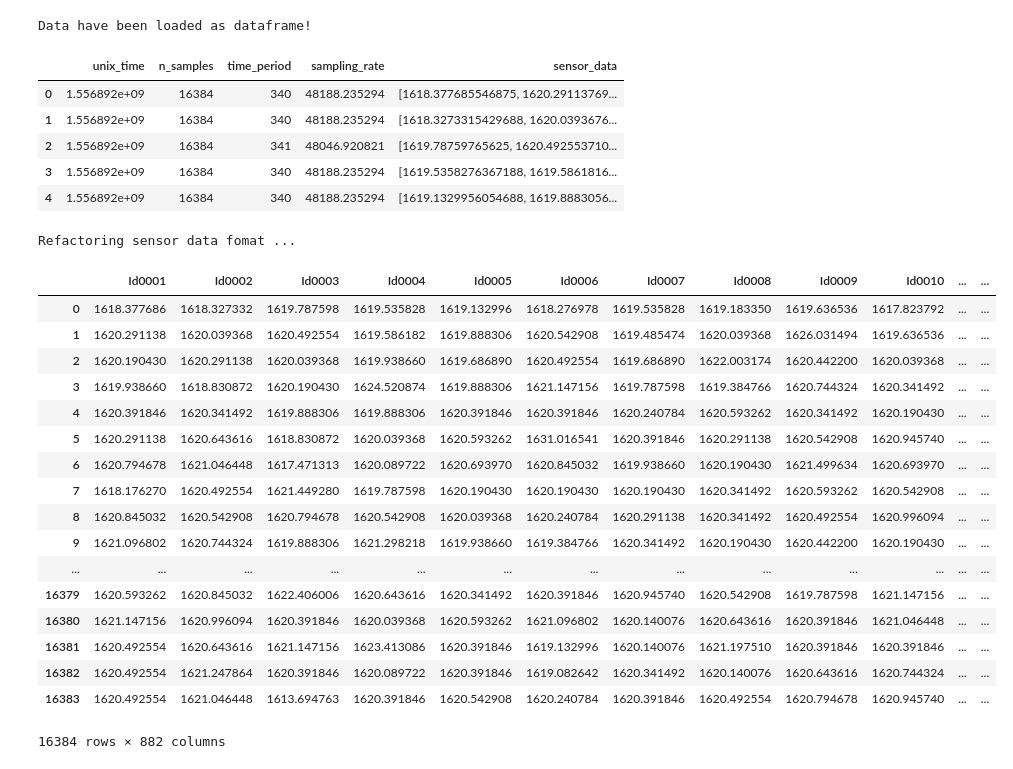
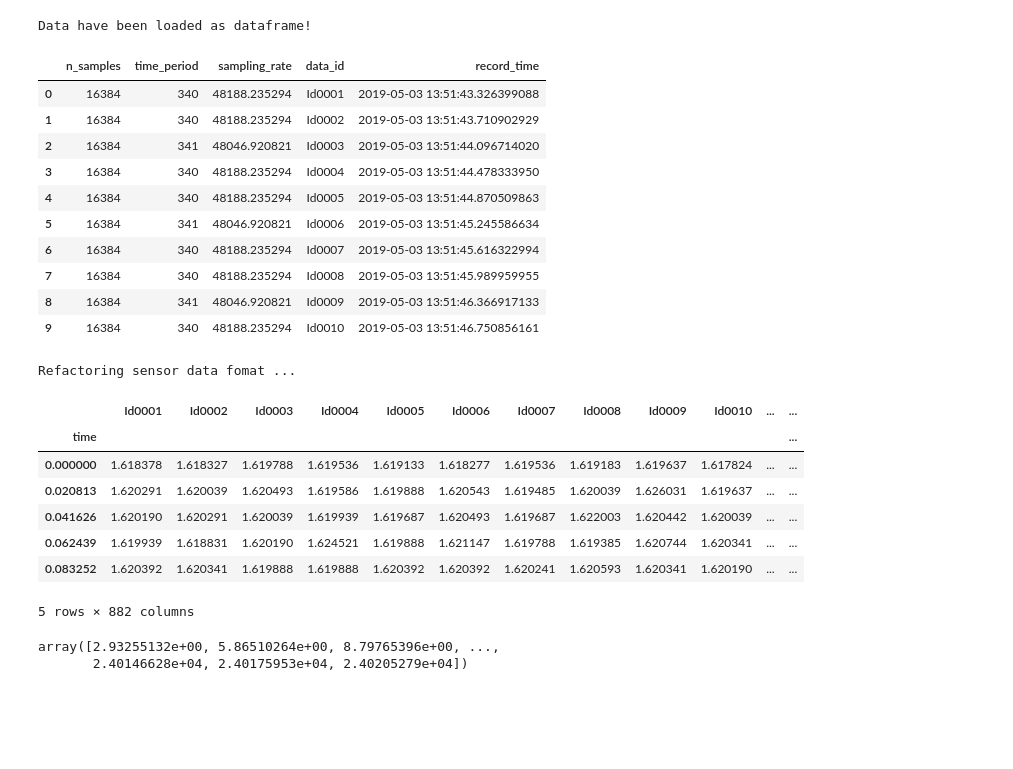
Before and after one commit to geraldgong/pump_sensor, a Jupyter notebook: features.ipynb, the cells around one changed output. Saved outputs shown, nothing was run; the diff lists cells and outputs as text; code cells hidden in the pictures; blank space fills up the shorter version.

```diff
--- a/features.ipynb
+++ b/features.ipynb
@@ -9,7 +10,7 @@ def load_data(data_dir, filename):
     # assign columns label
     columns = ['unix_time', 'n_samples', 'time_period', 'sampling_rate', 'sensor_data']
     df = pd.read_csv(os.path.join(data_dir, filename),
-                     header=None, sep=';', names=columns)
+                     header=None, sep=';', names=columns, nrows=1000)
 
     print('Data have been loaded as dataframe!')
     return df
@@ -20,27 +21,38 @@ df_pump = load_data(data_dir, filename)
 # %% [output]
 Data have been loaded as dataframe!
 # %%
-df_pump.head()
+df_pump
 # %% [output]
-|  | unix_time | n_samples | time_period | sampling_rate | sensor_data |
-| 0 | 1.556892e+09 | 16384 | 340 | 48188.235294 | [1618.377685546875, 1620.29113769... |
-| 1 | 1.556892e+09 | 16384 | 340 | 48188.235294 | [1618.3273315429688, 1620.0393676... |
-| 2 | 1.556892e+09 | 16384 | 341 | 48046.920821 | [1619.78759765625, 1620.492553710... |
-| 3 | 1.556892e+09 | 16384 | 340 | 48188.235294 | [1619.5358276367188, 1619.5861816... |
-| 4 | 1.556892e+09 | 16384 | 340 | 48188.235294 | [1619.1329956054688, 1619.8883056... |
+|  | n_samples | time_period | sampling_rate | data_id | record_time |
+| 0 | 16384 | 340 | 48188.235294 | Id0001 | 2019-05-03 13:51:43.326399088 |
+| 1 | 16384 | 340 | 48188.235294 | Id0002 | 2019-05-03 13:51:43.710902929 |
+| 2 | 16384 | 341 | 48046.920821 | Id0003 | 2019-05-03 13:51:44.096714020 |
+| 3 | 16384 | 340 | 48188.235294 | Id0004 | 2019-05-03 13:51:44.478333950 |
+| 4 | 16384 | 340 | 48188.235294 | Id0005 | 2019-05-03 13:51:44.870509863 |
+| 5 | 16384 | 341 | 48046.920821 | Id0006 | 2019-05-03 13:51:45.245586634 |
+| 6 | 16384 | 340 | 48188.235294 | Id0007 | 2019-05-03 13:51:45.616322994 |
+| 7 | 16384 | 340 | 48188.235294 | Id0008 | 2019-05-03 13:51:45.989959955 |
+| 8 | 16384 | 341 | 48046.920821 | Id0009 | 2019-05-03 13:51:46.366917133 |
+| 9 | 16384 | 340 | 48188.235294 | Id0010 | 2019-05-03 13:51:46.750856161 |
 # %%
 def refactor_data(df):
     # refactor data format
     print('Refactoring sensor data fomat ...')
     data = df['sensor_data'].values
     data = [item[:-1] for item in tqdm(data)]
-    data = [float(val[1:]) for item in tqdm(data) for val in item.split(',')]
+    # unit to Volt
+    data = [float(val[1:])/1000 for item in tqdm(data) for val in item.split(',')]
     data = np.array(data).reshape(len(df), -1)
-    # generating data identification number
+    # generate data identification number
     data_id = ['Id' + str(i).zfill(4) for i in tqdm(range(1, len(df)+1))]
     df['data_id'] = data_id
+    # generate time serie
+    time = np.arange(0, 341, 341/16384)
+    # collect sensor data to dataframe
     data_dict = {data_id[i]:data[i] for i in range(len(df))}
     df_data = pd.DataFrame(data_dict)
+    df_data['time'] = time
+    df_data = df_data.set_index('time')
     # convert unix_time to actual datetime
     df['record_time'] = pd.to_datetime(df['unix_time'], unit='s')
     df = df.drop(columns=['unix_time', 'sensor_data'])
@@ -51,23 +63,30 @@ df_pump, df_data = refactor_data(df_pump)
 # %% [output]
 Refactoring sensor data fomat ...
 # %%
-df_data
+df_data.head()
 # %% [output]
 |  | Id0001 | Id0002 | Id0003 | Id0004 | Id0005 | Id0006 | Id0007 | Id0008 | Id0009 | Id0010 | ... | ... |
-| 0 | 1618.377686 | 1618.327332 | 1619.787598 | 1619.535828 | 1619.132996 | 1618.276978 | 1619.535828 | 1619.183350 | 1619.636536 | 1617.823792 | ... | ... |
-| 1 | 1620.291138 | 1620.039368 | 1620.492554 | 1619.586182 | 1619.888306 | 1620.542908 | 1619.485474 | 1620.039368 | 1626.031494 | 1619.636536 | ... | ... |
-| 2 | 1620.190430 | 1620.291138 | 1620.039368 | 1619.938660 | 1619.686890 | 1620.492554 | 1619.686890 | 1622.003174 | 1620.442200 | 1620.039368 | ... | ... |
-| 3 | 1619.938660 | 1618.830872 | 1620.190430 | 1624.520874 | 1619.888306 | 1621.147156 | 1619.787598 | 1619.384766 | 1620.744324 | 1620.341492 | ... | ... |
-| 4 | 1620.391846 | 1620.341492 | 1619.888306 | 1619.888306 | 1620.391846 | 1620.391846 | 1620.240784 | 1620.593262 | 1620.341492 | 1620.190430 | ... | ... |
-| 5 | 1620.291138 | 1620.643616 | 1618.830872 | 1620.039368 | 1620.593262 | 1631.016541 | 1620.391846 | 1620.291138 | 1620.542908 | 1620.945740 | ... | ... |
-| 6 | 1620.794678 | 1621.046448 | 1617.471313 | 1620.089722 | 1620.693970 | 1620.845032 | 1619.938660 | 1620.190430 | 1621.499634 | 1620.693970 | ... | ... |
-| 7 | 1618.176270 | 1620.492554 | 1621.449280 | 1619.787598 | 1620.190430 | 1620.190430 | 1620.190430 | 1620.341492 | 1620.593262 | 1620.542908 | ... | ... |
-| 8 | 1620.845032 | 1620.542908 | 1620.794678 | 1620.542908 | 1620.039368 | 1620.240784 | 1620.291138 | 1620.341492 | 1620.492554 | 1620.996094 | ... | ... |
-| 9 | 1621.096802 | 1620.744324 | 1619.888306 | 1621.298218 | 1619.938660 | 1619.384766 | 1620.341492 | 1620.190430 | 1620.442200 | 1620.190430 | ... | ... |
-| ... | ... | ... | ... | ... | ... | ... | ... | ... | ... | ... | ... | ... |
-| 16379 | 1620.593262 | 1620.845032 | 1622.406006 | 1620.643616 | 1620.341492 | 1620.391846 | 1620.945740 | 1620.542908 | 1619.787598 | 1621.147156 | ... | ... |
-| 16380 | 1621.147156 | 1620.996094 | 1620.391846 | 1620.039368 | 1620.593262 | 1621.096802 | 1620.140076 | 1620.643616 | 1620.391846 | 1621.046448 | ... | ... |
-| 16381 | 1620.492554 | 1620.643616 | 1621.147156 | 1623.413086 | 1620.391846 | 1619.132996 | 1620.140076 | 1621.197510 | 1620.391846 | 1620.391846 | ... | ... |
-| 16382 | 1620.492554 | 1621.247864 | 1620.391846 | 1620.089722 | 1620.391846 | 1619.082642 | 1620.341492 | 1620.140076 | 1620.643616 | 1620.744324 | ... | ... |
-| 16383 | 1620.492554 | 1621.046448 | 1613.694763 | 1620.391846 | 1620.542908 | 1620.240784 | 1620.391846 | 1620.492554 | 1620.794678 | 1620.945740 | ... | ... |
+| time |  |  |  |  |  |  |  |  |  |  |  | ... |
+| 0.000000 | 1.618378 | 1.618327 | 1.619788 | 1.619536 | 1.619133 | 1.618277 | 1.619536 | 1.619183 | 1.619637 | 1.617824 | ... | ... |
+| 0.020813 | 1.620291 | 1.620039 | 1.620493 | 1.619586 | 1.619888 | 1.620543 | 1.619485 | 1.620039 | 1.626031 | 1.619637 | ... | ... |
+| 0.041626 | 1.620190 | 1.620291 | 1.620039 | 1.619939 | 1.619687 | 1.620493 | 1.619687 | 1.622003 | 1.620442 | 1.620039 | ... | ... |
+| 0.062439 | 1.619939 | 1.618831 | 1.620190 | 1.624521 | 1.619888 | 1.621147 | 1.619788 | 1.619385 | 1.620744 | 1.620341 | ... | ... |
+| 0.083252 | 1.620392 | 1.620341 | 1.619888 | 1.619888 | 1.620392 | 1.620392 | 1.620241 | 1.620593 | 1.620341 | 1.620190 | ... | ... |
-16384 rows × 882 columns
+5 rows × 882 columns
+# %%
+N = len(df_data)
+sample_space = 341e-3/16384 # sec
+# Hz
+x = np.fft.fftfreq(N, sample_space)[1:N//2]
+# fft
+df_data_fft = pd.DataFrame()
+df_data_fft['freq'] = x
+df_data_fft = df_data_fft.set_index('freq')
+for idx in tqdm(df_data.columns):
+    # positive only
+    f = np.fft.fft(df_data[idx])
+    fft_values = np.abs(f[1:N//2])
+    df_data_fft[idx] = fft_values
+# %% [output]
+array([2.93255132e+00, 5.86510264e+00, 8.79765396e+00, ...,
+       2.40146628e+04, 2.40175953e+04, 2.40205279e+04])
```
Also changed, not shown: parts of 6 cells of this notebook, 1 other file.
